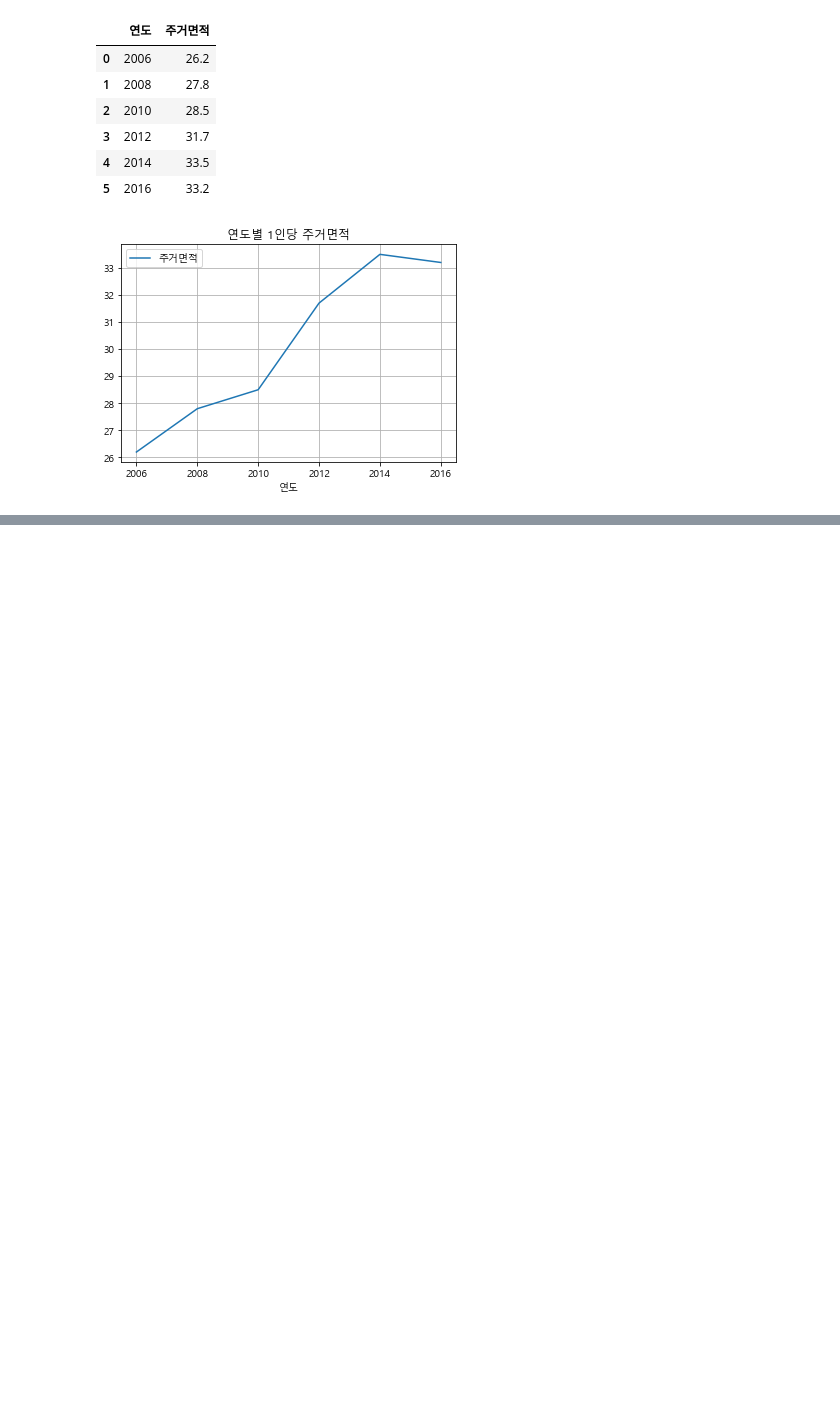
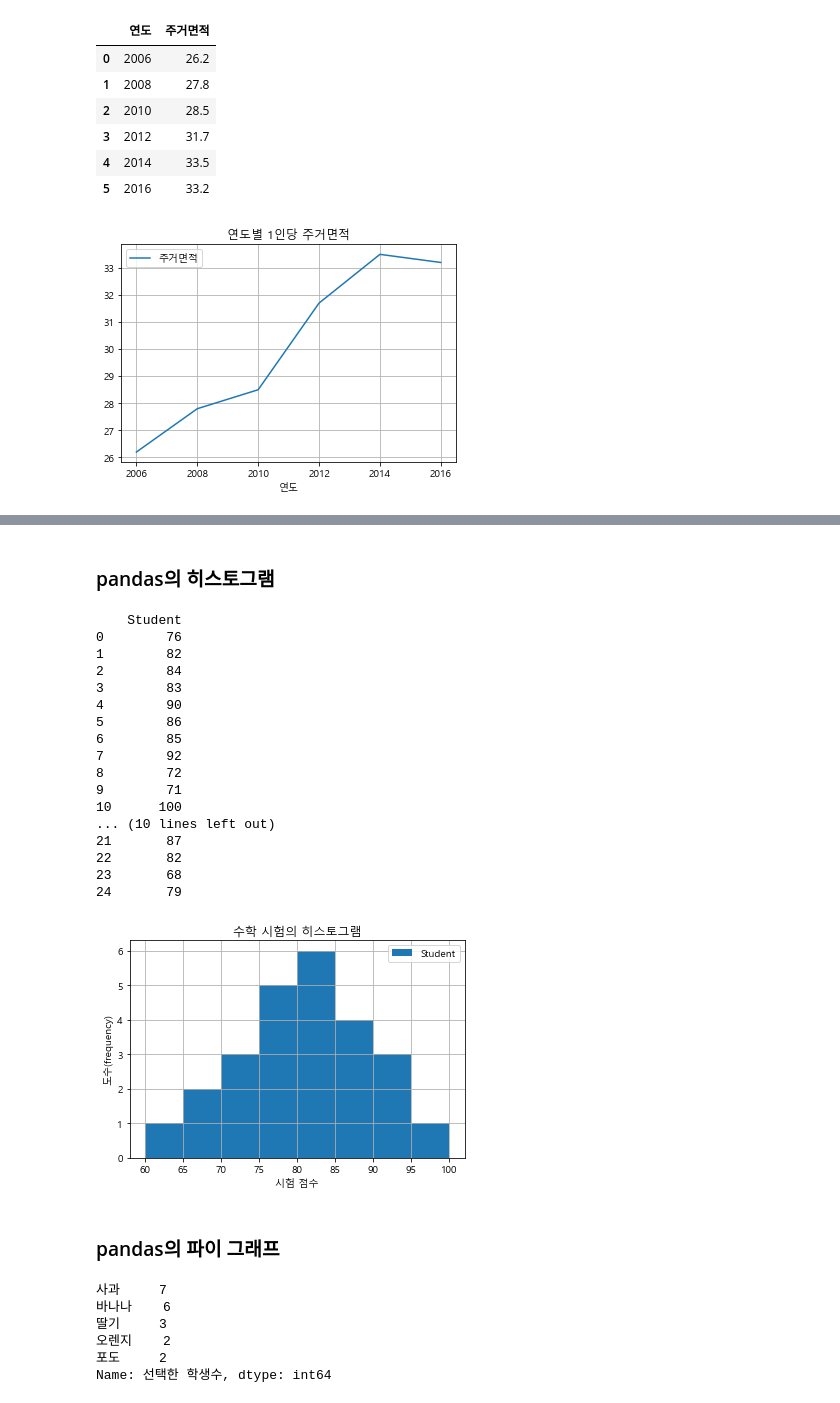
Before and after one commit to 2dowon/Playdata, a Jupyter notebook: Python/12 데이터 시각화/02 pandas로 그래프 그리기.ipynb, the cells around one changed output, grey strips where cells are left out. Cells and saved outputs as stored; diff of their text form; code cells hidden in the pictures; blank space fills up the shorter version.

```diff
--- a/Python/12 데이터 시각화/02 pandas로 그래프 그리기.ipynb
+++ b/Python/12 데이터 시각화/02 pandas로 그래프 그리기.ipynb
@@ -97,0 +158,54 @@ plt.show()
+# %% [markdown]
+### pandas의 히스토그램
+# %%
+import matplotlib.pyplot as plt
+import pandas as pd
+
+math = [76,82,84,83,90,86,85,92,72,71,100,87,81,76,94,78,81,60,79,69,74,87,82,68,79]
+#print(df_math)
+
+df_math = pd.DataFrame(math, columns=["Student"])
+
+math_hist = df_math.plot.hist(bins=8, grid=True)
+math_hist.set_xlabel("시험 점수")
+math_hist.set_ylabel("도수(frequency)")
+math_hist.set_title("수학 시험의 히스토그램")
+
+plt.show()
+# %% [output]
+    Student
+0        76
+1        82
+2        84
+3        83
+4        90
+5        86
+6        85
+7        92
+8        72
+9        71
+10      100
+... (10 lines left out)
+21       87
+22       82
+23       68
+24       79
+[figure, added]
+# %% [markdown]
+### pandas의 파이 그래프
+# %%
+import matplotlib.pyplot as plt
+import pandas as pd
+
+fruit = ["사과", "바나나", "딸기", "오렌지", "포도"]
+result = [7,6,3,2,2,]
+
+df_fruit = pd.Series(result, index=fruit, name="선택한 학생수")
+df_fruit
+# %% [output]
+사과     7
+바나나    6
+딸기     3
+오렌지    2
+포도     2
+Name: 선택한 학생수, dtype: int64
```
Also changed, not shown: parts of 12 cells of this notebook, 4 other files.
